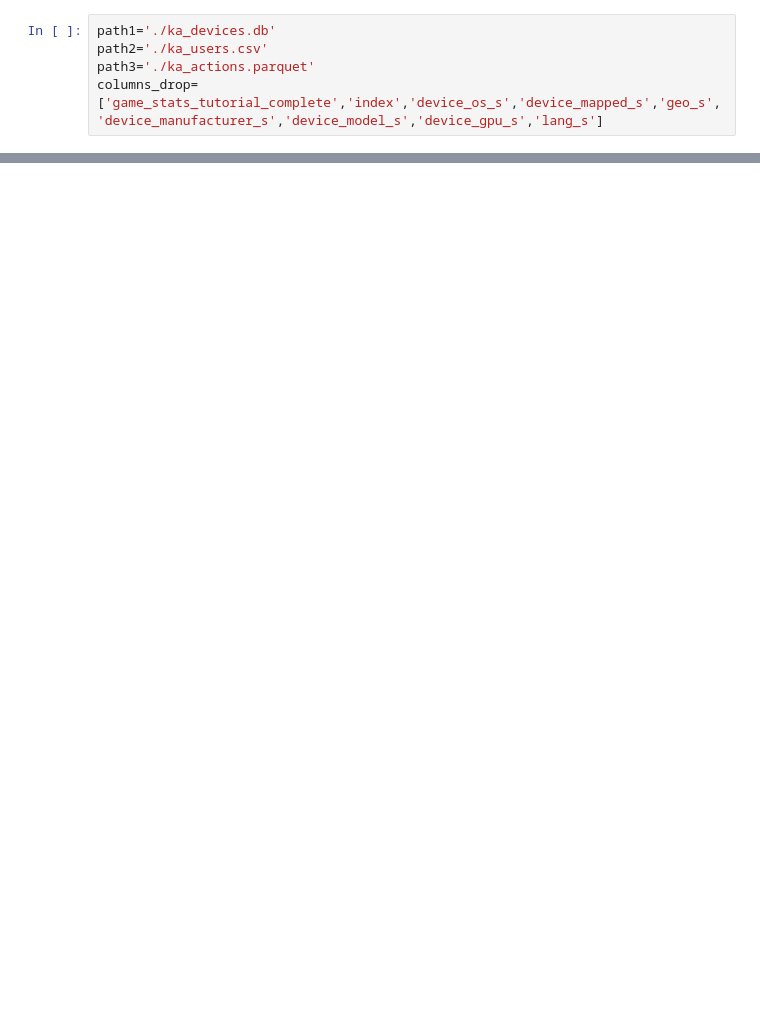
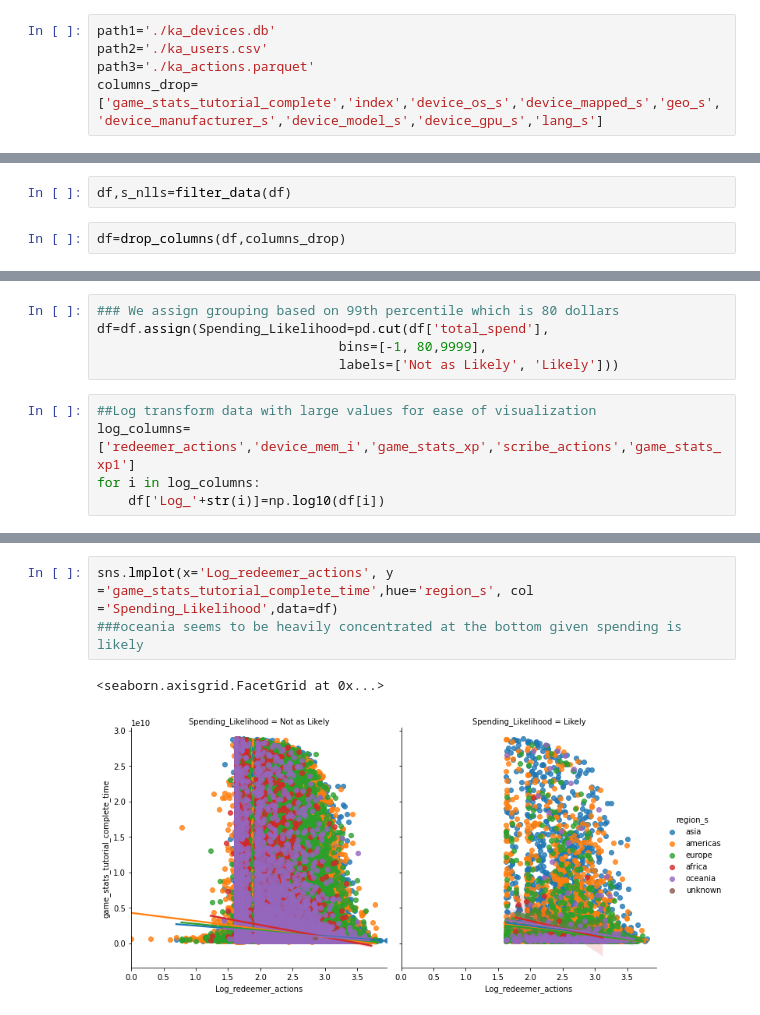
Before and after one commit to tolulope95/K_Interview, a Jupyter notebook: Data_Profile.ipynb, the cells around one changed output, grey strips where cells are left out. Saved outputs shown, nothing was run; the diff lists cells and outputs as text; blank space fills up the shorter version.

```diff
--- a/Data_Profile.ipynb
+++ b/Data_Profile.ipynb
@@ -115,0 +22,4 @@ Name: Log_scribe_actions, dtype: float64
+# %%
+df,s_nlls=filter_data(df)
+# %%
+df=drop_columns(df,columns_drop)
@@ -115,0 +49,10 @@ Name: Log_scribe_actions, dtype: float64
+# %%
+### We assign grouping based on 99th percentile which is 80 dollars
+df=df.assign(Spending_Likelihood=pd.cut(df['total_spend'],
+                               bins=[-1, 80,9999],
+                               labels=['Not as Likely', 'Likely']))
+# %%
+##Log transform data with large values for ease of visualization
+log_columns=['redeemer_actions','device_mem_i','game_stats_xp','scribe_actions','game_stats_xp1']
+for i in log_columns:
+    df['Log_'+str(i)]=np.log10(df[i])
@@ -115,0 +74,6 @@ Name: Log_scribe_actions, dtype: float64
+# %%
+sns.lmplot(x='Log_redeemer_actions', y ='game_stats_tutorial_complete_time',hue='region_s', col ='Spending_Likelihood',data=df)
+###oceania seems to be heavily concentrated at the bottom given spending is likely
+# %% [output]
+<seaborn.axisgrid.FacetGrid at 0x...>
+[figure, added]
```
Also changed, not shown: parts of 35 cells of this notebook, 4 other files.
